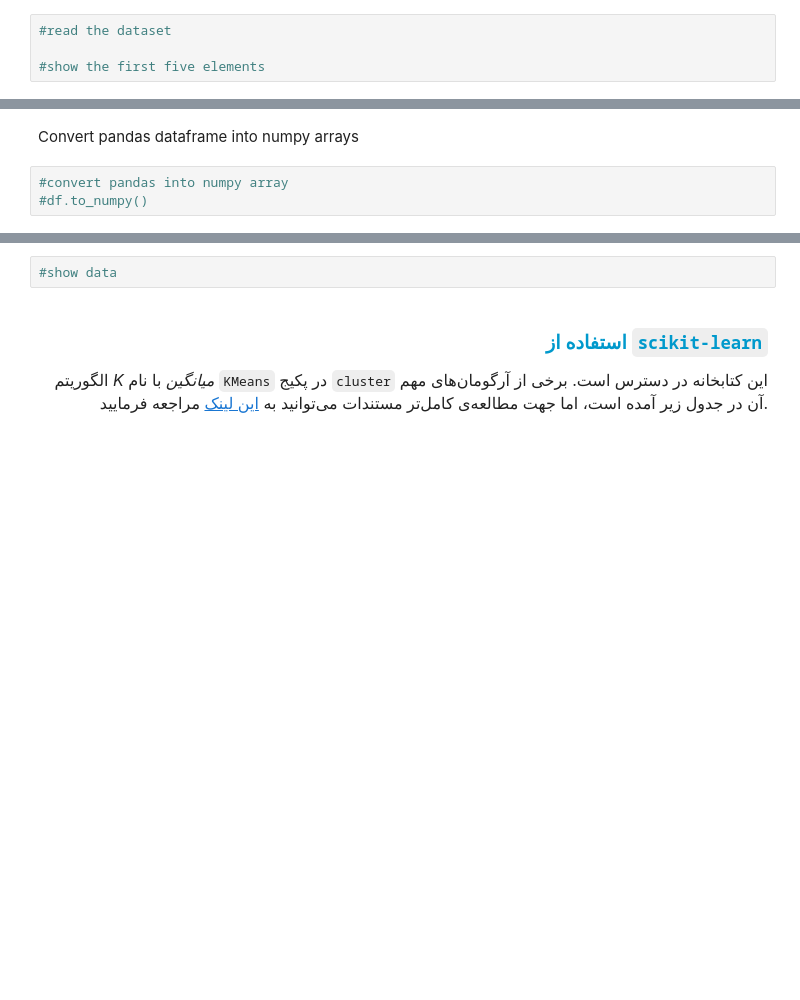
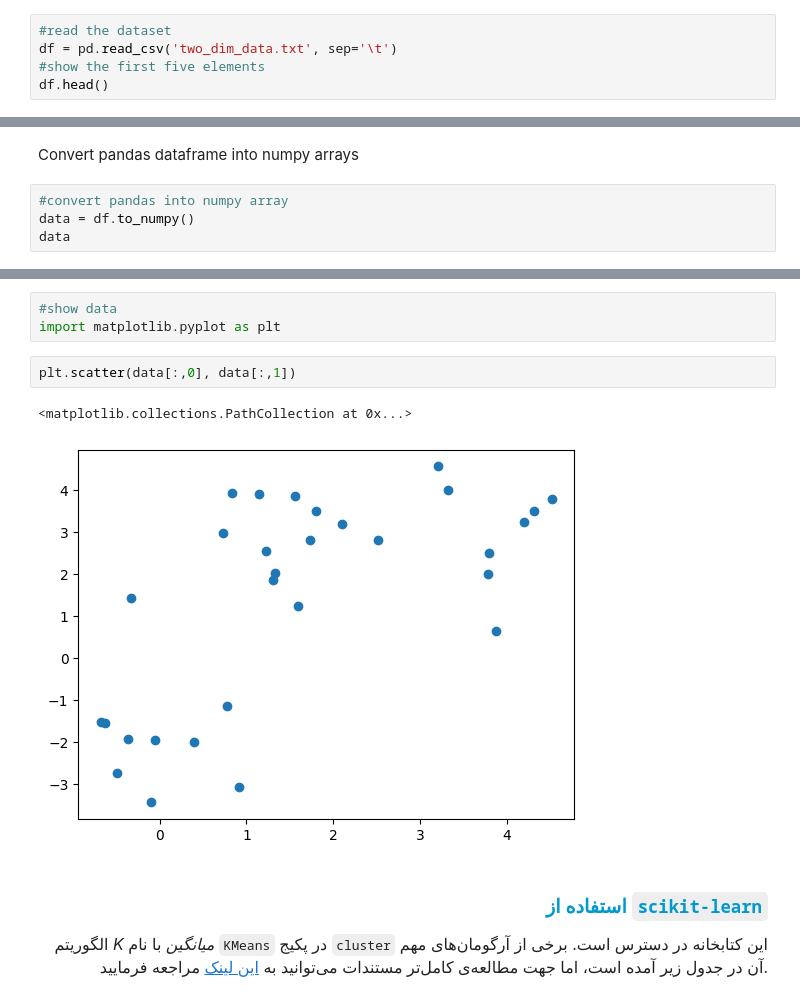
Before and after one commit to uiacap/ML_python, a Jupyter notebook: notes/ML_python_12_kmeans_pca.ipynb, the cells around one changed output, grey strips where cells are left out. Cells and saved outputs as stored; diff of their text form; blank space fills up the shorter version.

```diff
--- a/notes/ML_python_12_kmeans_pca.ipynb
+++ b/notes/ML_python_12_kmeans_pca.ipynb
@@ -33,5 +34,6 @@ Saving mall_customers.csv to mall_customers.csv
 # New section
 # %%
 #read the dataset
-
+df = pd.read_csv('two_dim_data.txt', sep='\t')
 #show the first five elements
+df.head()
@@ -39,4 +48,5 @@ Saving mall_customers.csv to mall_customers.csv
 Convert pandas dataframe into numpy arrays
 # %%
 #convert pandas into numpy array
-#df.to_numpy()
+data = df.to_numpy()
+data
@@ -43,5 +71,11 @@ Convert pandas dataframe into numpy arrays
 # %%
 #show data
+import matplotlib.pyplot as plt
+# %%
+plt.scatter(data[:,0], data[:,1])
+# %% [output]
+<matplotlib.collections.PathCollection at 0x...>
+[figure, added]
 # %% [markdown]
 <h3 align=right style="direction: rtl;text-align: right;line-height:200%;font-family:vazir;color:#0099cc">
 <font face="vazir" color="#0099cc">
```
Also changed, not shown: parts of 10 cells of this notebook.
